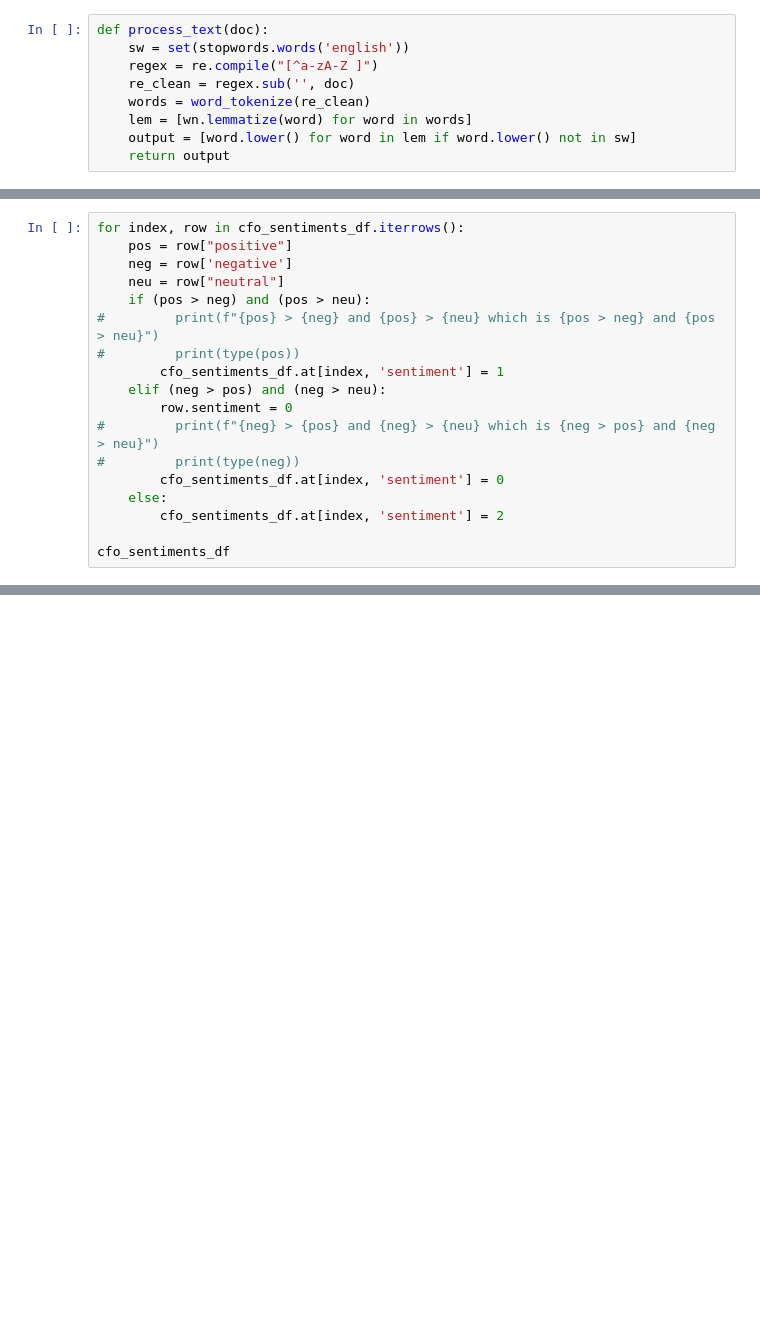
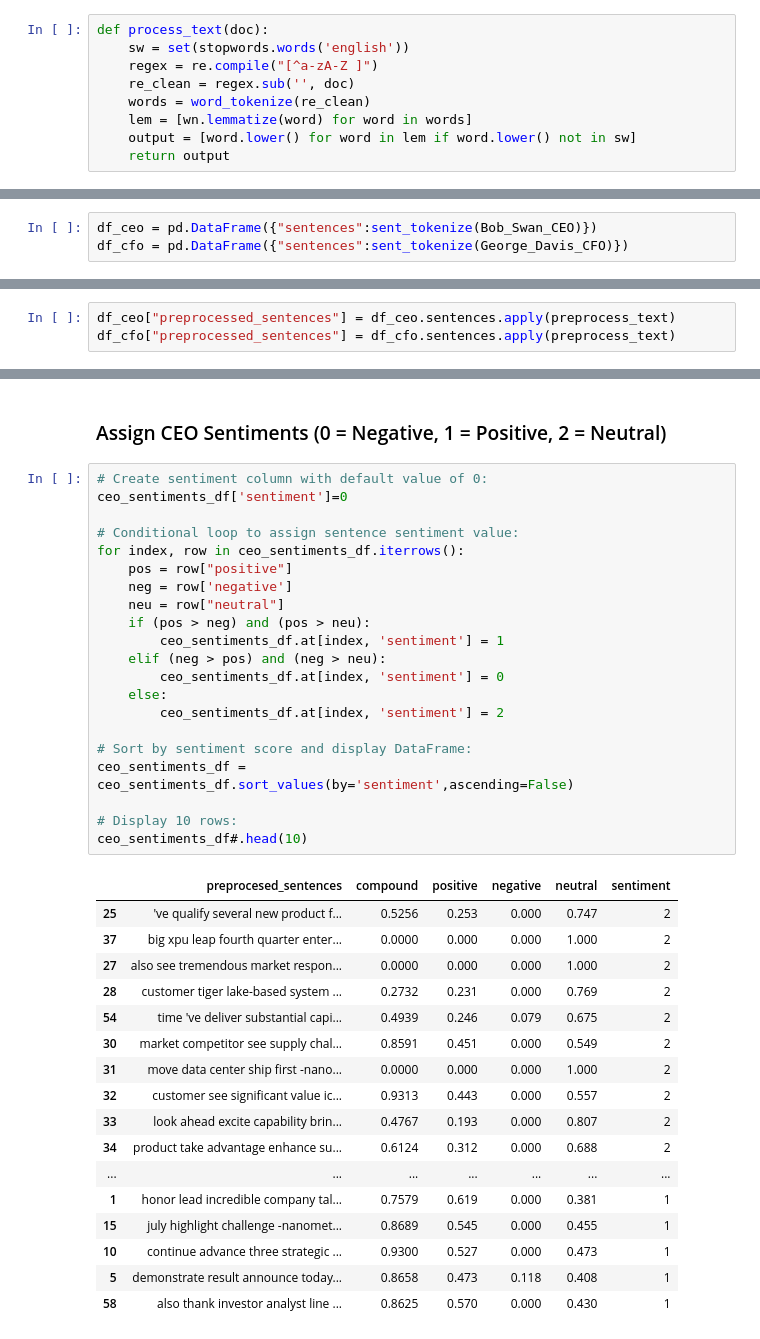
Before and after one commit to TBH-Project2/P2, a Jupyter notebook: CEOvsCFO_Sent_Analysis.ipynb, the cells around one changed output, grey strips where cells are left out. Cells and saved outputs as stored; diff of their text form; blank space fills up the shorter version.

```diff
--- a/CEOvsCFO_Sent_Analysis.ipynb
+++ b/CEOvsCFO_Sent_Analysis.ipynb
@@ -226,18 +114,0 @@ ceo_sentiments_df
-# %%
-for index, row in cfo_sentiments_df.iterrows():
-    pos = row["positive"]
-    neg = row['negative']
-    neu = row["neutral"]
-    if (pos > neg) and (pos > neu):
-#         print(f"{pos} > {neg} and {pos} > {neu} which is {pos > neg} and {pos > neu}")
-#         print(type(pos))
-        cfo_sentiments_df.at[index, 'sentiment'] = 1
-    elif (neg > pos) and (neg > neu):
-        row.sentiment = 0
-#         print(f"{neg} > {pos} and {neg} > {neu} which is {neg > pos} and {neg > neu}")
-#         print(type(neg))
-        cfo_sentiments_df.at[index, 'sentiment'] = 0
-    else:
-        cfo_sentiments_df.at[index, 'sentiment'] = 2
-
-cfo_sentiments_df
@@ -261,0 +117,3 @@ cfo_sentiments_df
+# %%
+df_ceo = pd.DataFrame({"sentences":sent_tokenize(Bob_Swan_CEO)})
+df_cfo = pd.DataFrame({"sentences":sent_tokenize(George_Davis_CFO)})
@@ -261,0 +122,3 @@ cfo_sentiments_df
+# %%
+df_ceo["preprocessed_sentences"] = df_ceo.sentences.apply(preprocess_text)
+df_cfo["preprocessed_sentences"] = df_cfo.sentences.apply(preprocess_text)
@@ -261,0 +339,41 @@ cfo_sentiments_df
+# %% [markdown]
+### Assign CEO Sentiments (0 = Negative, 1 = Positive, 2 = Neutral)
+# %%
+# Create sentiment column with default value of 0:
+ceo_sentiments_df['sentiment']=0
+
+# Conditional loop to assign sentence sentiment value:
+for index, row in ceo_sentiments_df.iterrows():
+    pos = row["positive"]
+    neg = row['negative']
+    neu = row["neutral"]
+    if (pos > neg) and (pos > neu):
+        ceo_sentiments_df.at[index, 'sentiment'] = 1
+    elif (neg > pos) and (neg > neu):
+        ceo_sentiments_df.at[index, 'sentiment'] = 0
+    else:
+        ceo_sentiments_df.at[index, 'sentiment'] = 2
+
+# Sort by sentiment score and display DataFrame:
+ceo_sentiments_df = ceo_sentiments_df.sort_values(by='sentiment',ascending=False)
+
+# Display 10 rows:
+ceo_sentiments_df#.head(10)
+# %% [output]
+|  | preprocesed_sentences | compound | positive | negative | neutral | sentiment |
+| 25 | 've qualify several new product f... | 0.5256 | 0.253 | 0.000 | 0.747 | 2 |
+| 37 | big xpu leap fourth quarter enter... | 0.0000 | 0.000 | 0.000 | 1.000 | 2 |
+| 27 | also see tremendous market respon... | 0.0000 | 0.000 | 0.000 | 1.000 | 2 |
+| 28 | customer tiger lake-based system ... | 0.2732 | 0.231 | 0.000 | 0.769 | 2 |
+| 54 | time 've deliver substantial capi... | 0.4939 | 0.246 | 0.079 | 0.675 | 2 |
+| 30 | market competitor see supply chal... | 0.8591 | 0.451 | 0.000 | 0.549 | 2 |
+| 31 | move data center ship first -nano... | 0.0000 | 0.000 | 0.000 | 1.000 | 2 |
+| 32 | customer see significant value ic... | 0.9313 | 0.443 | 0.000 | 0.557 | 2 |
+| 33 | look ahead excite capability brin... | 0.4767 | 0.193 | 0.000 | 0.807 | 2 |
+| 34 | product take advantage enhance su... | 0.6124 | 0.312 | 0.000 | 0.688 | 2 |
+| ... | ... | ... | ... | ... | ... | ... |
+| 1 | honor lead incredible company tal... | 0.7579 | 0.619 | 0.000 | 0.381 | 1 |
+| 15 | july highlight challenge -nanomet... | 0.8689 | 0.545 | 0.000 | 0.455 | 1 |
+| 10 | continue advance three strategic ... | 0.9300 | 0.527 | 0.000 | 0.473 | 1 |
+| 5 | demonstrate result announce today... | 0.8658 | 0.473 | 0.118 | 0.408 | 1 |
+| 58 | also thank investor analyst line ... | 0.8625 | 0.570 | 0.000 | 0.430 | 1 |
```
Also changed, not shown: parts of 87 cells of this notebook.
